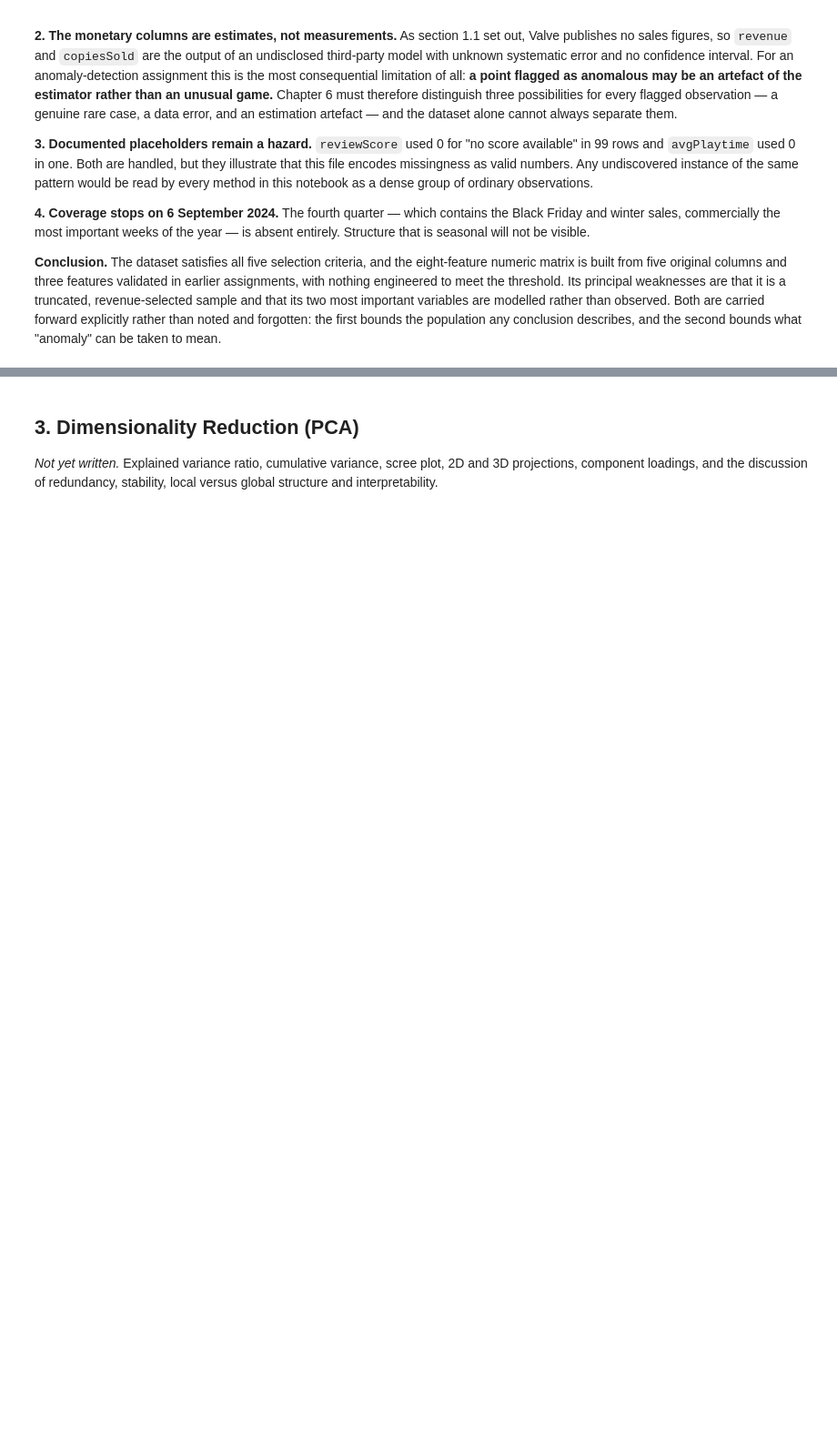
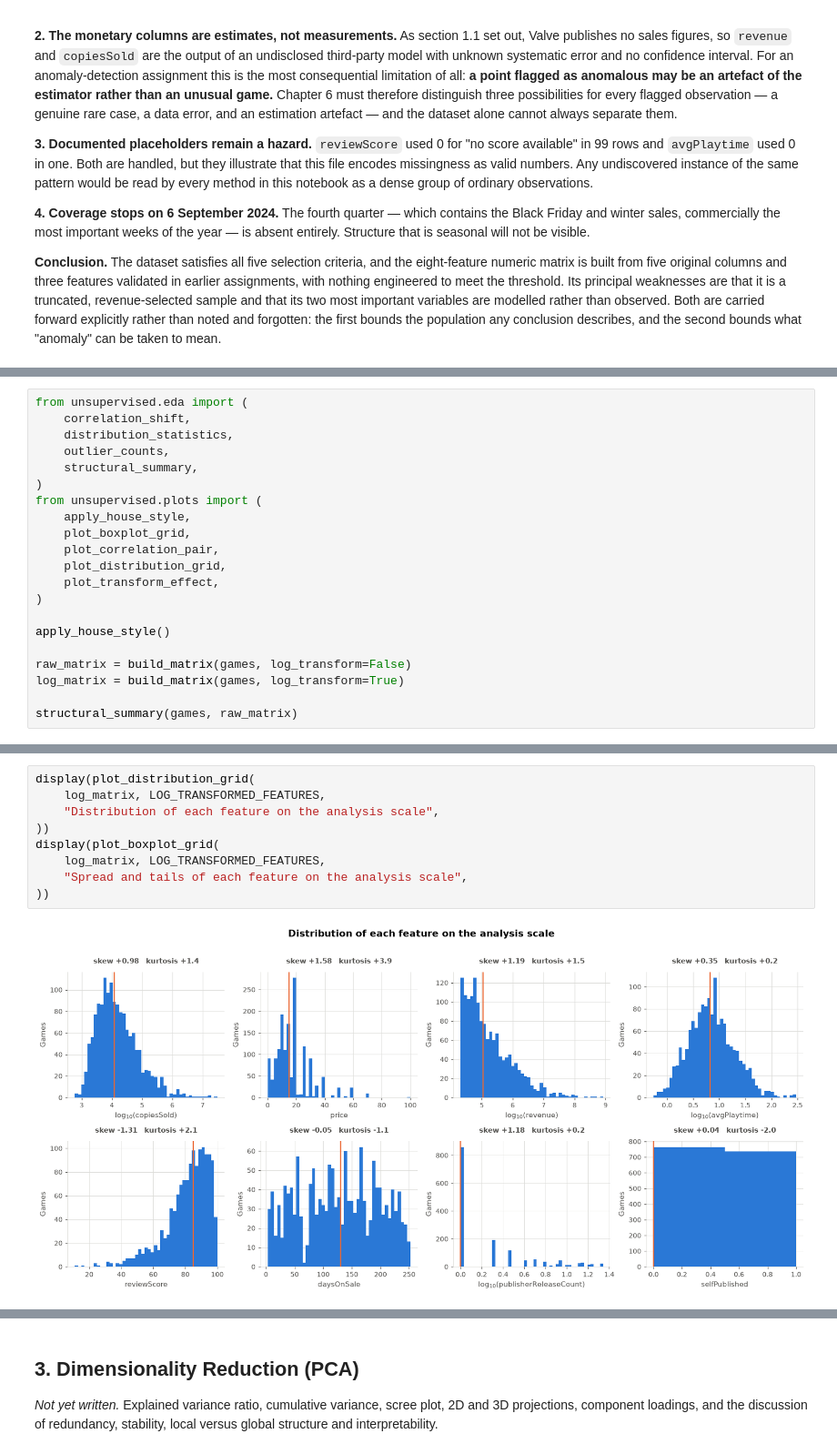
Before and after one commit to shonmazon/Data_Science, a Jupyter notebook: assignment3-unsupervised/notebooks/steam_unsupervised.ipynb, the cells around one changed output, grey strips where cells are left out. Shown at 91% size. Cells and saved outputs as stored; diff of their text form; blank space fills up the shorter version.

```diff
--- a/assignment3-unsupervised/notebooks/steam_unsupervised.ipynb
+++ b/assignment3-unsupervised/notebooks/steam_unsupervised.ipynb
@@ -445,0 +455,21 @@ what "anomaly" can be taken to mean.
+# %%
+from unsupervised.eda import (
+    correlation_shift,
+    distribution_statistics,
+    outlier_counts,
+    structural_summary,
+)
+from unsupervised.plots import (
+    apply_house_style,
+    plot_boxplot_grid,
+    plot_correlation_pair,
+    plot_distribution_grid,
+    plot_transform_effect,
+)
+
+apply_house_style()
+
+raw_matrix = build_matrix(games, log_transform=False)
+log_matrix = build_matrix(games, log_transform=True)
+
+structural_summary(games, raw_matrix)
@@ -445,0 +569,11 @@ what "anomaly" can be taken to mean.
+# %%
+display(plot_distribution_grid(
+    log_matrix, LOG_TRANSFORMED_FEATURES,
+    "Distribution of each feature on the analysis scale",
+))
+display(plot_boxplot_grid(
+    log_matrix, LOG_TRANSFORMED_FEATURES,
+    "Spread and tails of each feature on the analysis scale",
+))
+# %% [output]
+[figure, added]
```
Also changed, not shown: parts of 17 cells of this notebook, 2 other files.
